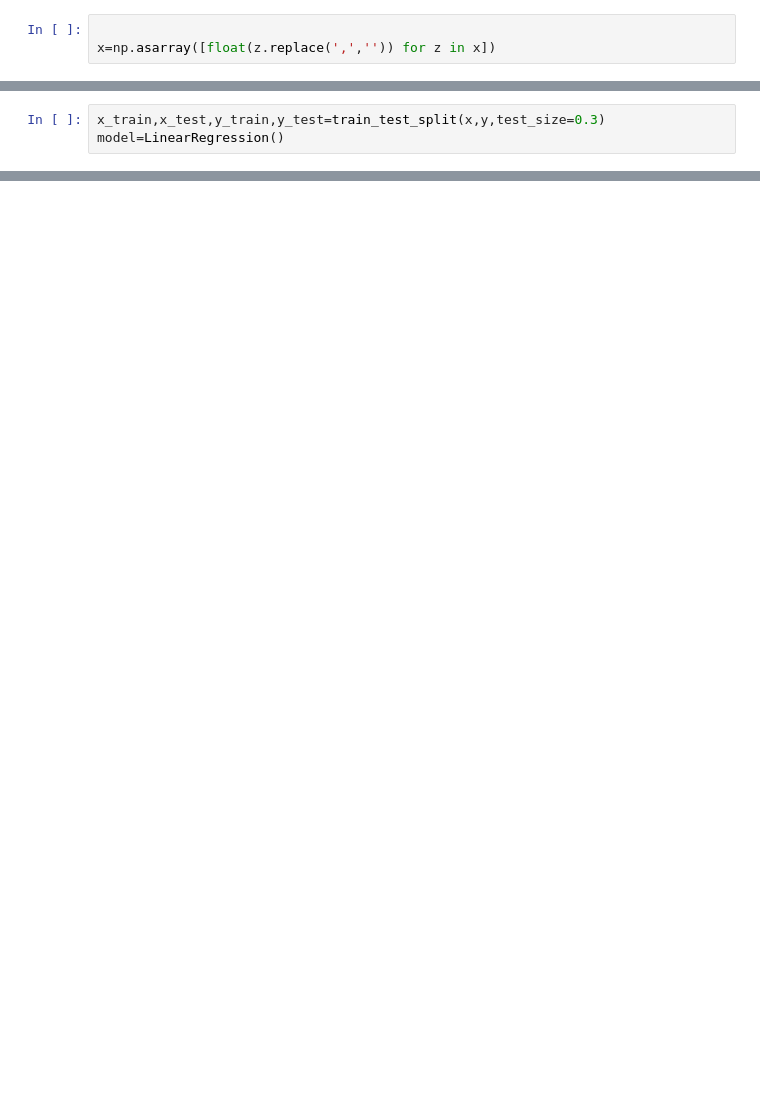
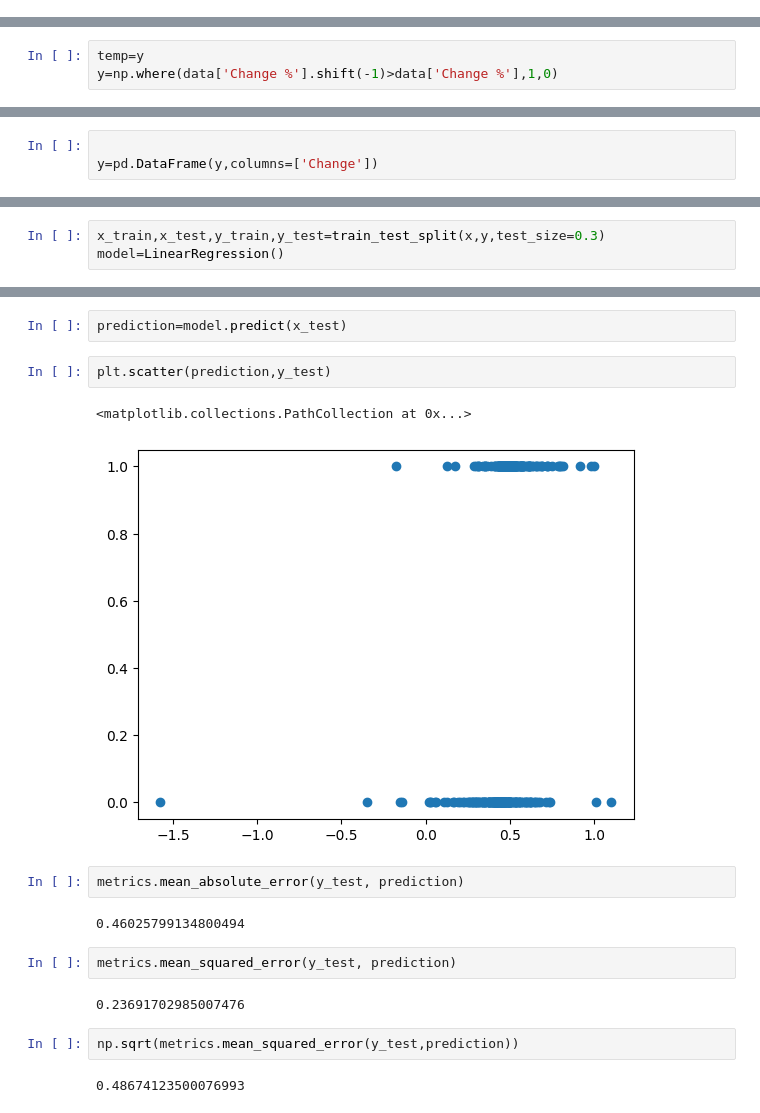
Before and after one commit to Praga3004/linear_regression, a Jupyter notebook: trade_predicton.ipynb, the cells around one changed output, grey strips where cells are left out. Saved outputs shown, nothing was run; the diff lists cells and outputs as text; blank space fills up the shorter version.

Commit message:
Changes to be committed: 	modified:   trade_predicton.ipynb

```diff
--- a/trade_predicton.ipynb
+++ b/trade_predicton.ipynb
@@ -123,3 +126,0 @@ x[2 :]
-# %%
-
-x=np.asarray([float(z.replace(',','')) for z in x])
@@ -128 +127,4 @@ ValueError: could not convert string to float: 'Price'
+# %%
+temp=y
+y=np.where(data['Change %'].shift(-1)>data['Change %'],1,0)
 # %%
@@ -130 +134,4 @@ y=data['Change %']
+# %%
+
+y=pd.DataFrame(y,columns=['Change'])
 # %%
@@ -145,0 +180,19 @@ ValueError: could not convert string to float: '3,802.5'
+# %%
+prediction=model.predict(x_test)
+# %%
+plt.scatter(prediction,y_test)
+# %% [output]
+<matplotlib.collections.PathCollection at 0x...>
+[figure, added]
+# %%
+metrics.mean_absolute_error(y_test, prediction)
+# %% [output]
+0.46025799134800494
+# %%
+metrics.mean_squared_error(y_test, prediction)
+# %% [output]
+0.23691702985007476
+# %%
+np.sqrt(metrics.mean_squared_error(y_test,prediction))
+# %% [output]
+0.48674123500076993
```
Also changed, not shown: parts of 13 cells of this notebook.
